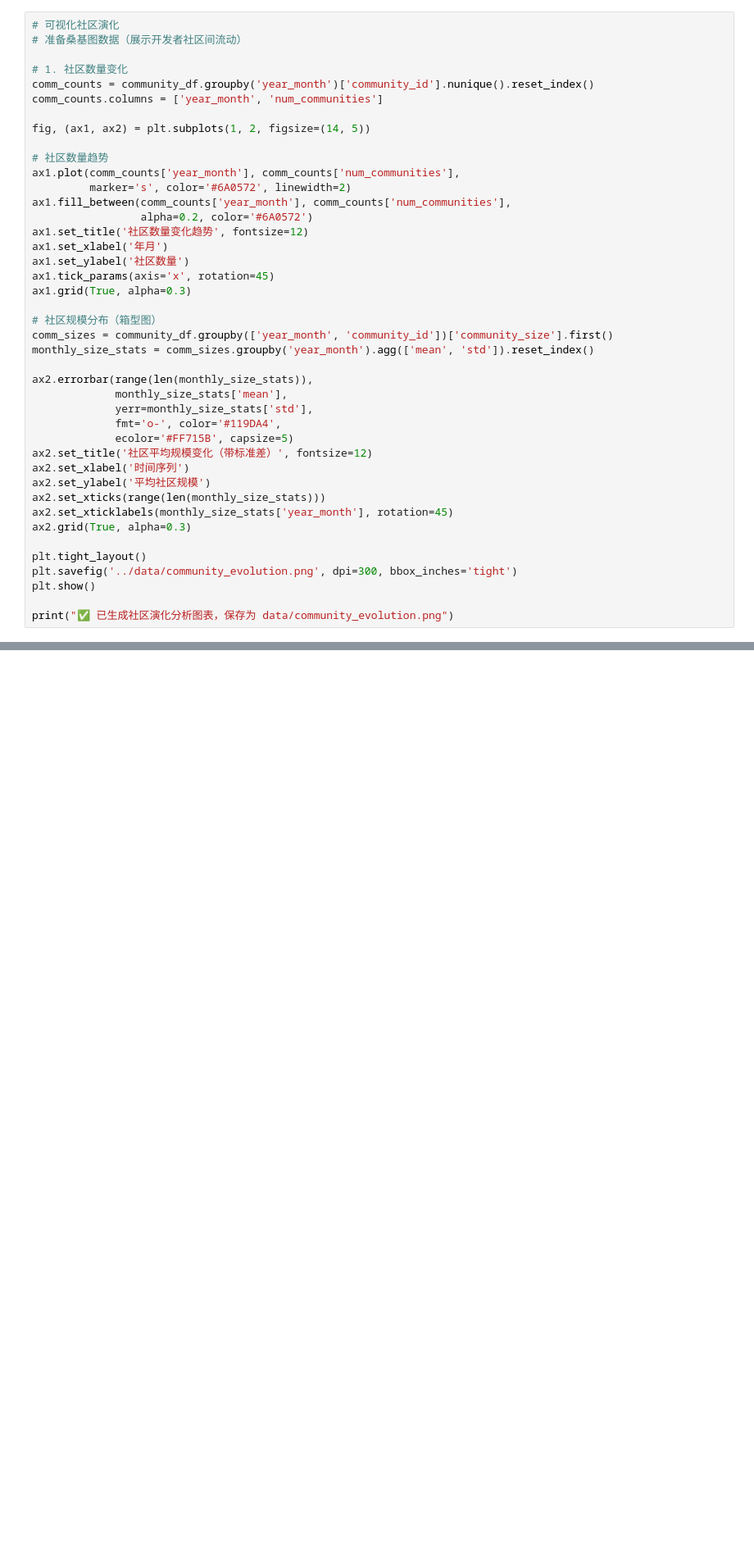
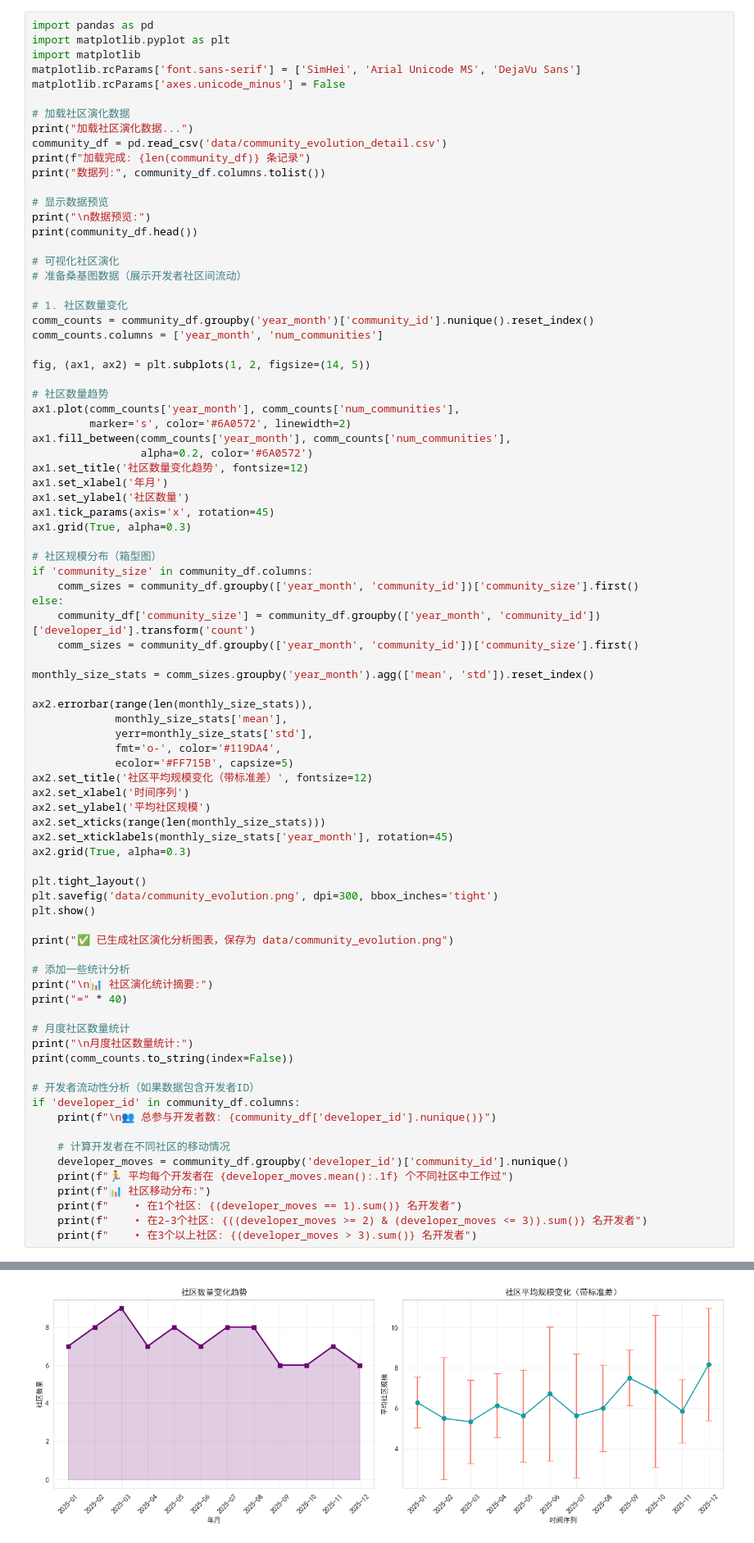
Before and after one commit to perrrseus/OpenSaga, a Jupyter notebook: examples/temporal_analysis.ipynb, the cells around one changed output, grey strips where cells are left out. Shown at 82% size. Saved outputs shown, nothing was run; the diff lists cells and outputs as text; blank space fills up the shorter version.

```diff
--- a/examples/temporal_analysis.ipynb
+++ b/examples/temporal_analysis.ipynb
@@ -185,4 +496,20 @@ print(f"\n✅ 社区演化数据: {len(community_df)} 条记录")
 # %%
+import pandas as pd
+import matplotlib.pyplot as plt
+import matplotlib
+matplotlib.rcParams['font.sans-serif'] = ['SimHei', 'Arial Unicode MS', 'DejaVu Sans']
+matplotlib.rcParams['axes.unicode_minus'] = False
+
+# 加载社区演化数据
+print("加载社区演化数据...")
+community_df = pd.read_csv('data/community_evolution_detail.csv')
+print(f"加载完成: {len(community_df)} 条记录")
+print("数据列:", community_df.columns.tolist())
+
+# 显示数据预览
+print("\n数据预览:")
+print(community_df.head())
+
 # 可视化社区演化
 # 准备桑基图数据（展示开发者社区间流动）
 
@@ -204,7 +531,12 @@ ax1.tick_params(axis='x', rotation=45)
 ax1.grid(True, alpha=0.3)
 
 # 社区规模分布（箱型图）
-comm_sizes = community_df.groupby(['year_month', 'community_id'])['community_size'].first()
+if 'community_size' in community_df.columns:
+    comm_sizes = community_df.groupby(['year_month', 'community_id'])['community_size'].first()
+else:
+    community_df['community_size'] = community_df.groupby(['year_month', 'community_id'])['developer_id'].transform('count')
+    comm_sizes = community_df.groupby(['year_month', 'community_id'])['community_size'].first()
+
 monthly_size_stats = comm_sizes.groupby('year_month').agg(['mean', 'std']).reset_index()
 
 ax2.errorbar(range(len(monthly_size_stats)),
@@ -220,7 +552,28 @@ ax2.set_xticklabels(monthly_size_stats['year_month'], rotation=45)
 ax2.grid(True, alpha=0.3)
 
 plt.tight_layout()
-plt.savefig('../data/community_evolution.png', dpi=300, bbox_inches='tight')
+plt.savefig('data/community_evolution.png', dpi=300, bbox_inches='tight')
 plt.show()
 
 print("✅ 已生成社区演化分析图表，保存为 data/community_evolution.png")
+
+# 添加一些统计分析
+print("\n📊 社区演化统计摘要:")
+print("=" * 40)
+
+# 月度社区数量统计
+print("\n月度社区数量统计:")
+print(comm_counts.to_string(index=False))
+
+# 开发者流动性分析（如果数据包含开发者ID）
+if 'developer_id' in community_df.columns:
+    print(f"\n👥 总参与开发者数: {community_df['developer_id'].nunique()}")
+
+    # 计算开发者在不同社区的移动情况
+    developer_moves = community_df.groupby('developer_id')['community_id'].nunique()
+    print(f"🏃 平均每个开发者在 {developer_moves.mean():.1f} 个不同社区中工作过")
+    print(f"📊 社区移动分布:")
+    print(f"    • 在1个社区: {(developer_moves == 1).sum()} 名开发者")
+    print(f"    • 在2-3个社区: {((developer_moves >= 2) & (developer_moves <= 3)).sum()} 名开发者")
+    print(f"    • 在3个以上社区: {(developer_moves > 3).sum()} 名开发者")
+# %% [output]
@@ -226,0 +591 @@ print("✅ 已生成社区演化分析图表，保存为 data/community_evolutio
+[figure, added]
```
Also changed, not shown: parts of 18 cells of this notebook.
